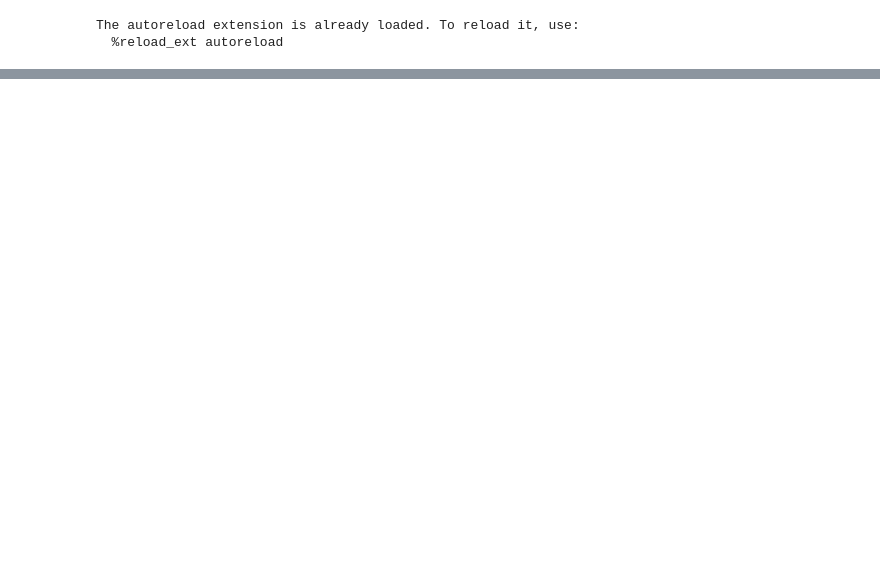
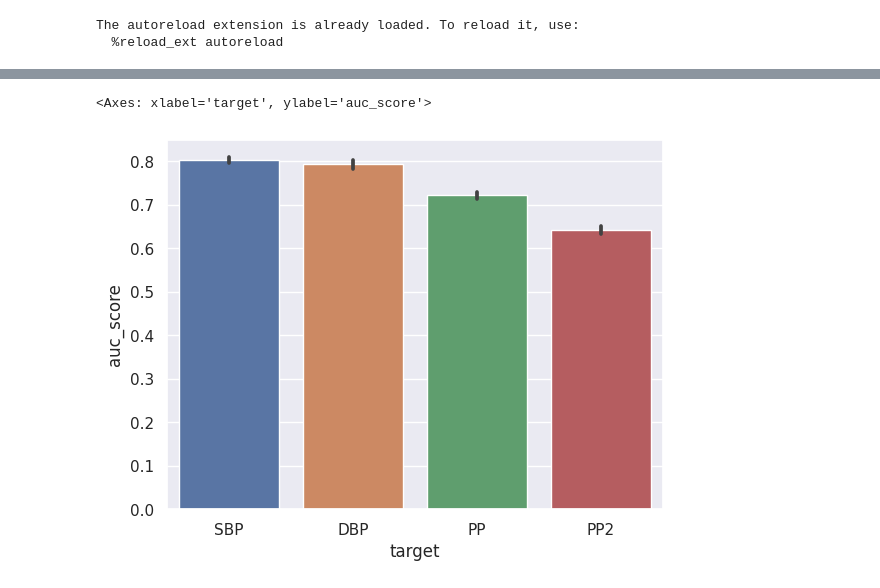
Before and after one commit to ipolharvard/biobank_olink, a Jupyter notebook: notebooks/exp_two_extremes.ipynb, the cells around one changed output, grey strips where cells are left out. Cells and saved outputs as stored; diff of their text form; code cells hidden in the pictures; blank space fills up the shorter version.

```diff
--- a/notebooks/exp_two_extremes.ipynb
+++ b/notebooks/exp_two_extremes.ipynb
@@ -131,0 +126,10 @@ Length: 1354, dtype: float64
+# %%
+res_of_interest = results.loc[(results.nan_handling == "remove") & (results.corr_handling == "drop")]
+feat_imps = res_of_interest.groupby("target").feat_importance\
+    .apply(lambda x: pd.DataFrame(x.values.tolist())\
+    .T\
+    .mean(axis=1).sort_values(ascending=False))\
+    .unstack("target")\
+    .sort_values("SBP", ascending=False)\
+    .rank(ascending=False)
+feat_imps[targets].astype(int)
@@ -132,2 +150,8 @@ Length: 1354, dtype: float64
+# %%
+sns.barplot(data=res_of_interest, x="target", y="auc_score",
+            order=targets)
+# %% [output]
+<Axes: xlabel='target', ylabel='auc_score'>
+[figure, added]
 # %%
 # check whether any of the top features correlates with those we removed
```
Also changed, not shown: parts of 9 cells of this notebook, 3 other files.
